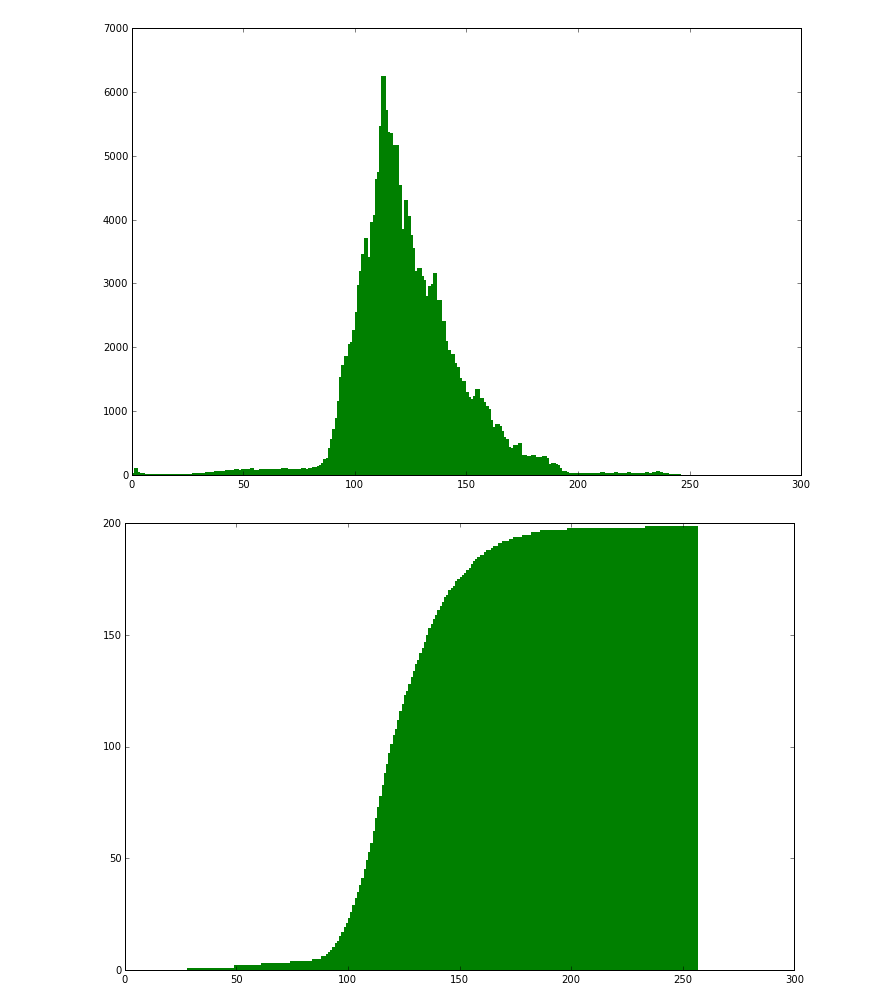
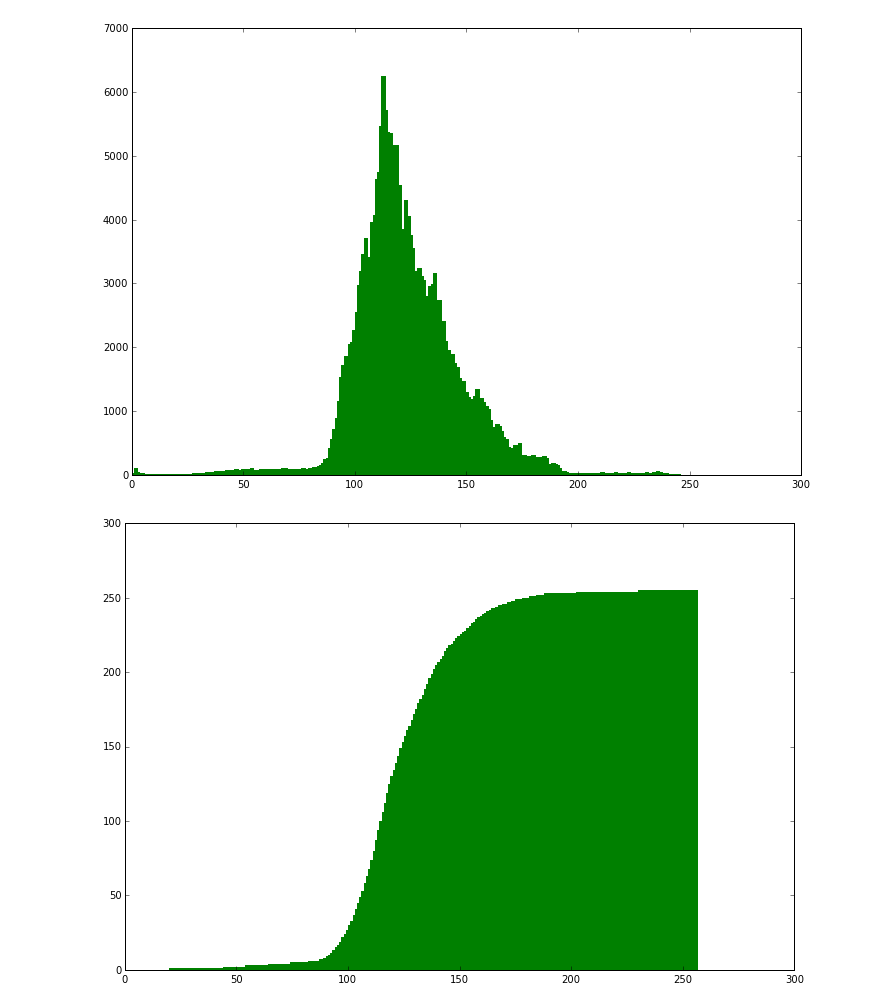
Before and after one commit to fierval/retina, a Jupyter notebook: DiabeticRetinopathy/Features/Color Map by Histogram and Contour Finding.ipynb, the cells around one changed output. Saved outputs shown, nothing was run; the diff lists cells and outputs as text; code cells hidden in the pictures.

```diff
--- a/DiabeticRetinopathy/Features/Color Map by Histogram and Contour Finding.ipynb
+++ b/DiabeticRetinopathy/Features/Color Map by Histogram and Contour Finding.ipynb
@@ -53,7 +53,7 @@ img_path = "/kaggle/retina/train/sample"
 # this is the image into the colors of which we want to map
 ref_image = cv2.imread(path.join(img_path, "6535_left.jpeg"))
 # images picked to illustrate different problems arising during algorithm application
-image_names = ["16_left.jpeg", "360_right.jpeg", "21118_left.jpeg"]
+image_names = ["16_left.jpeg", "10130_right.jpeg", "21118_left.jpeg"]
 image_paths = map(lambda t: path.join(img_path, t), image_names)
 images = map(lambda p: cv2.imread(p), image_paths)
 
@@ -189,29 +189,33 @@ plt.show()
 # %%
 old_images = images
 images = [ref_image]
 
 def saturate (v):
     return map(lambda a: min(max(round(a), 0), 255), v)
 
-maskHull = map(lambda i: find_eye(i)[0], images)
+def get_masks(images):
+    return map(lambda i: find_eye(i)[0], images)
+
+maskHull = get_masks(images)
 channels = map(lambda i: cv2.split(i), images)
 imMask = zip(channels, maskHull)
+nonZeros = map(lambda m: cv2.countNonZero(m), maskHull)
 
 # grab three histograms - one for each channel
 histPerChannel = map(lambda (c, mask): \
                      [cv2.calcHist([cimage], [0], mask,  [256], np.array([0, 255])) for cimage in c], imMask)
 # compute the cdf's.
 # they are normalized & saturated: values over 255 are cut off.
-cdfPerChannel = map(lambda (hChan, im): \
-                    [saturate(np.cumsum(h) * 255.0 / (im.shape[0] * im.shape[1])) for h in hChan], zip(histPerChannel, images))
+cdfPerChannel = map(lambda (hChan, nz): \
+                     [saturate(np.cumsum(h) * 255.0 / nz) for h in hChan], zip(histPerChannel, nonZeros))
 
 # let's see the cdf over the green channel
 fig = plt.figure()
 plt.bar(np.arange(256), cdfPerChannel[0][1], width=2, color='g', edgecolor='none')
 fig.set_size_inches(np.array(fig.get_size_inches(), dtype=np.float) * 2)
 plt.show()
 # %% [output]
-[figure, old version]
+[figure, new version]
 # %%
 # now compute the map. We will need the reference image cdf for that, so we might as well put it all together:
 def saturate (v):
```
Also changed, not shown: parts of 4 cells of this notebook.
